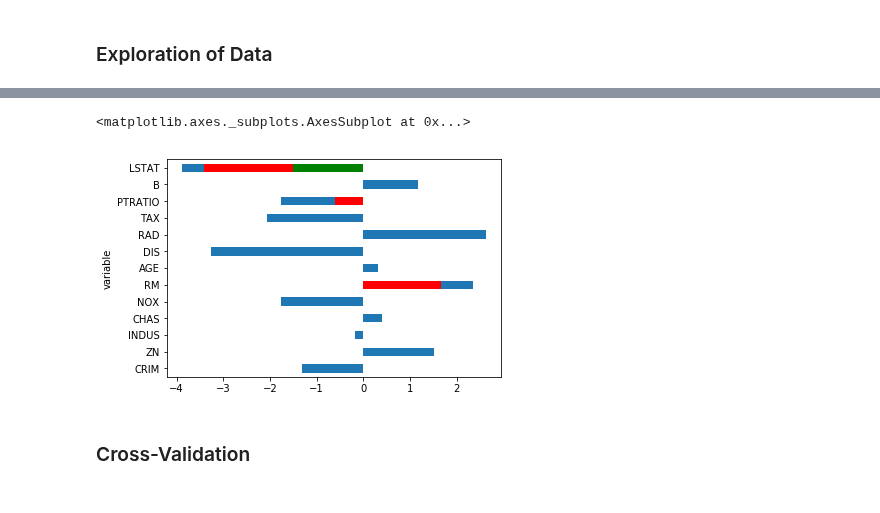
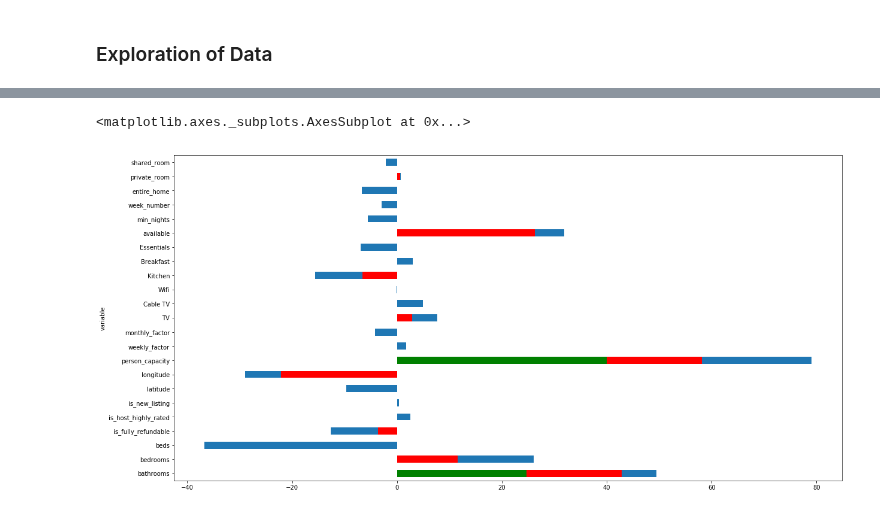
Before and after one commit to bradipo89/Supervised_Machine_Learning_Lessons, a Jupyter notebook: Linear_Models_Lasso.ipynb, the cells around one changed output, grey strips where cells are left out. Cells and saved outputs as stored; diff of their text form; code cells hidden in the pictures.

```diff
--- a/Linear_Models_Lasso.ipynb
+++ b/Linear_Models_Lasso.ipynb
@@ -248,3 +154,5 @@ df.shape
+# %%
+scaler = StandardScaler()
 # %%
 X_train, X_test, y_train, y_test = train_test_split(
-    df.drop('PRICE',axis=1), df.PRICE, test_size=0.3, random_state=10)
+    scaler.fit_transform(df.drop('local_price',axis=1)), df.local_price, shuffle=True, train_size=0.8, random_state=42)
@@ -277,0 +159,26 @@ ax.grid(True)
+# %%
+MSE_train=[]
+MSE_test=[]
+r2=[]
+complexity=[]
+
+for a in range(0,50,1):
+    model=Lasso(alpha=a)
+    model.fit(X_train,y_train)
+    MSE_test.append(mean_squared_error(y_test, model.predict(X_test)))
+    MSE_train.append(mean_squared_error(y_train, model.predict(X_train)))
+    r2.append(r2_score(y_test, model.predict(X_test)))
+    complexity.append(a)
+
+fig, axs = plt.subplots(3,1,sharey=False,sharex=False,figsize=(10,10))
+
+
+axs[2].set_xlabel("$\longrightarrow $ Complexity")
+
+axs[0].set_ylabel('Train MSE')
+axs[1].set_ylabel('Test MSE')
+axs[2].set_ylabel('Test r2 score')
+
+axs[0].plot(complexity[:400], MSE_train[:400], '+')
+axs[1].plot(complexity[:400], MSE_test[:400],  '+')
+axs[2].plot(complexity[:400], r2[:400],  '+')
@@ -279,14 +189,14 @@ ax.grid(True)
 # initialize
 lasso_reg = Lasso(alpha=0)
 lasso_reg.fit(X_train, y_train)
-lasso_df = pd.DataFrame({'variable': house_price.feature_names})
+lasso_df = pd.DataFrame({'variable': df.drop('local_price',axis=1).columns})
 
-alphas = np.arange(0, 10, 1)
+alphas = np.arange(0, 50, 1)
 
 for alpha in alphas:
     lasso_reg = Lasso(alpha=alpha)
     lasso_reg.fit(X_train, y_train)
     lasso_df['a='+str(alpha)] = lasso_reg.coef_
 lasso_df.set_index('variable',inplace=True)
-lasso_df
+lasso_df.tail(10)
 # %% [output]
@@ -308,9 +216,8 @@ lasso_df
 # %%
+fig=plt.figure(figsize=(20,10))
 lasso_df['a=0'].plot.barh()
-lasso_df['a=2'].plot.barh(color='r')
-lasso_df['a=5'].plot.barh(color='g')
+lasso_df['a=10'].plot.barh(color='r')
+lasso_df['a=49'].plot.barh(color='g')
 # %% [output]
 <matplotlib.axes._subplots.AxesSubplot at 0x...>
-[figure, old version]
+[figure, new version]
-# %% [markdown]
-### Cross-Validation
```
Also changed, not shown: parts of 55 cells of this notebook, 3 other files.
